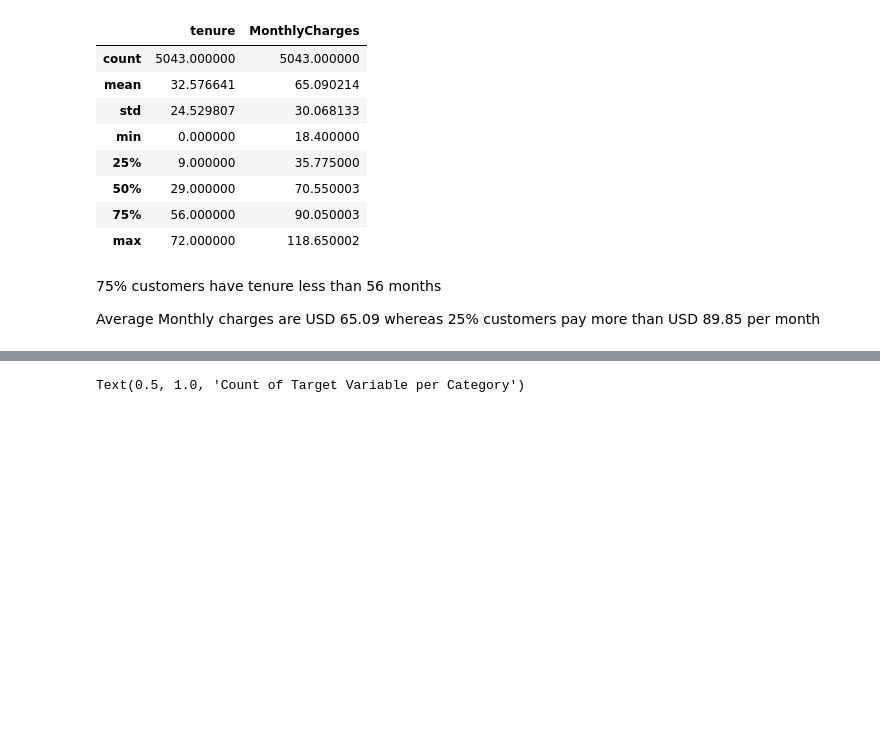
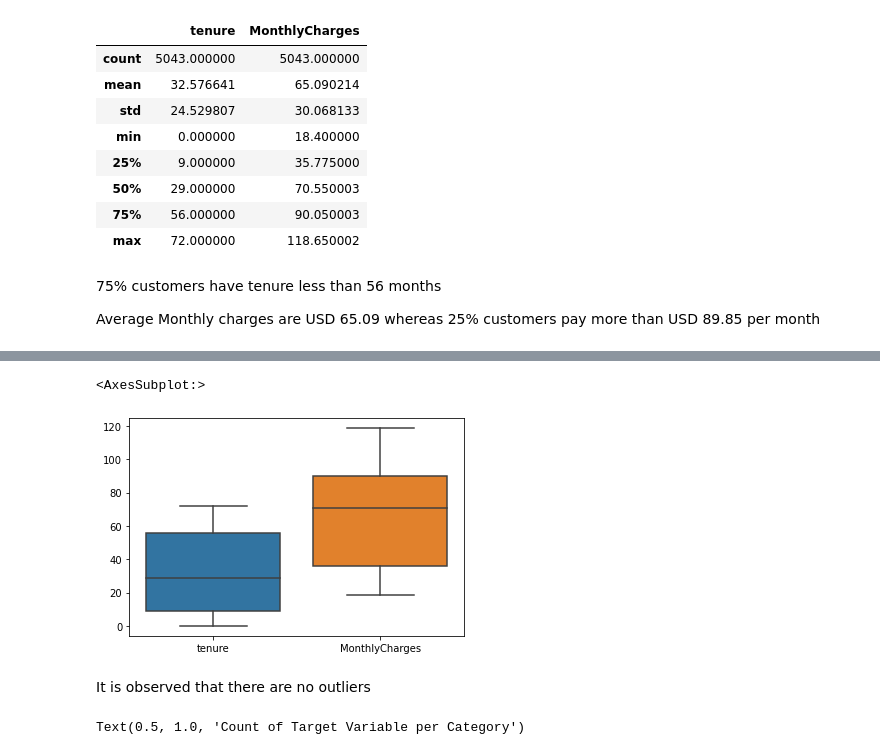
Before and after one commit to EnyonamAgbenorhevi/Customer-Churn-LP2, a Jupyter notebook: Telco_churn_Analysis_ML.ipynb, the cells around one changed output, grey strips where cells are left out. Cells and saved outputs as stored; diff of their text form; code cells hidden in the pictures; blank space fills up the shorter version.

```diff
--- a/Telco_churn_Analysis_ML.ipynb
+++ b/Telco_churn_Analysis_ML.ipynb
@@ -278,3 +430,11 @@ Average Monthly charges are USD 65.09 whereas 25% customers pay more than USD 89
+# %%
+#Check for outliers
+sns.boxplot(data=voda_df)
+# %% [output]
+<AxesSubplot:>
+[figure, added]
+# %% [markdown]
+It is observed that there are no outliers
 # %%
 voda_df['Churn'].value_counts().plot(kind='barh')
 plt.xlabel("Count", labelpad=14)
```
Also changed, not shown: parts of 33 cells of this notebook, 2 other files.
